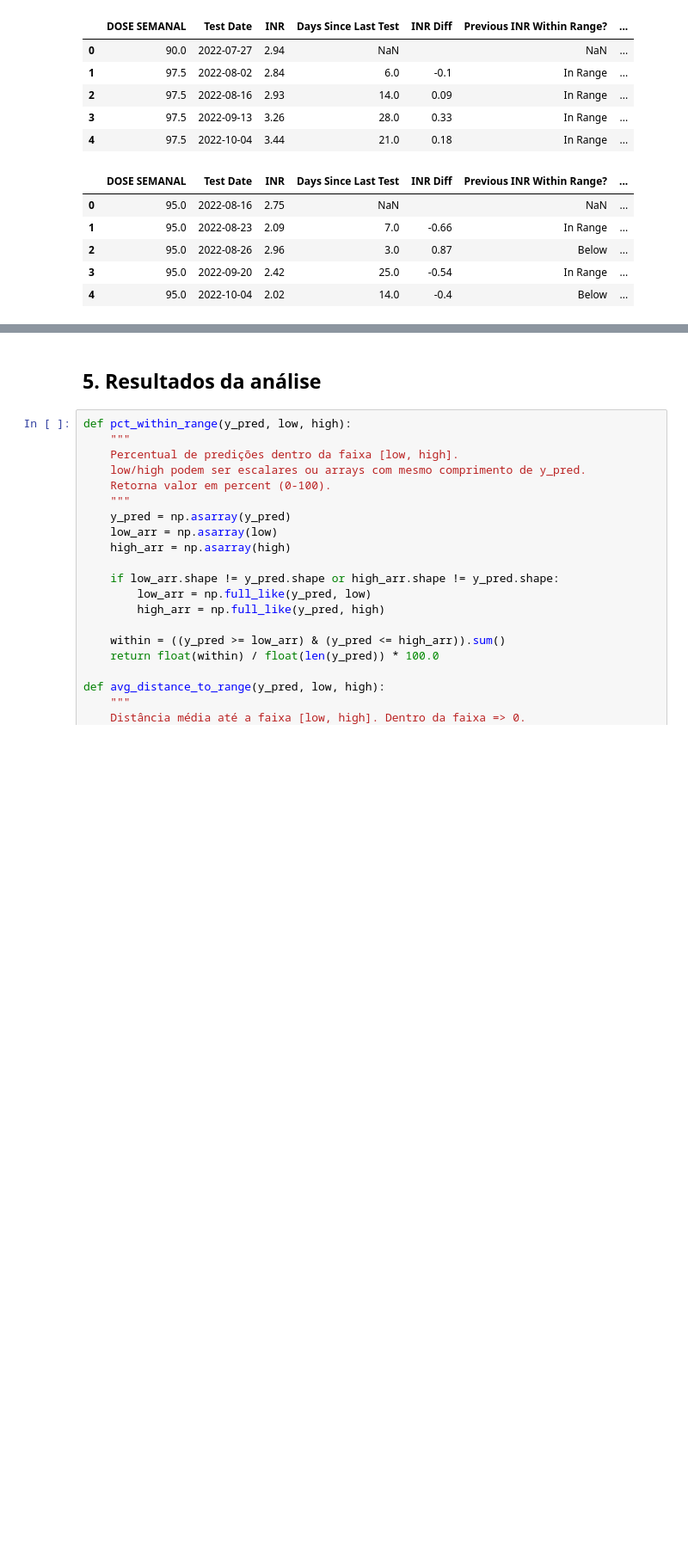
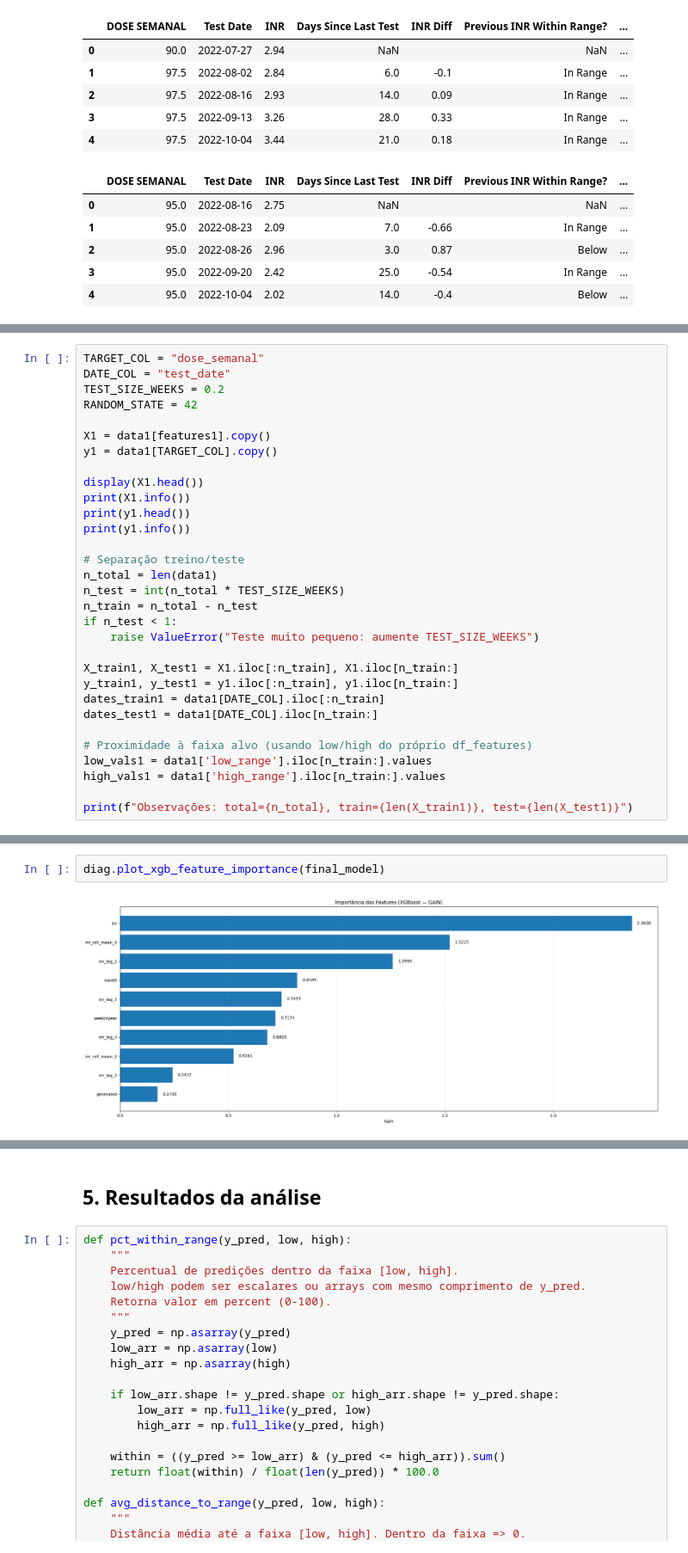
Before and after one commit to PedroMiguelCecato/inr_prediction, a Jupyter notebook: inr_prediction.ipynb, the cells around one changed output, grey strips where cells are left out. Shown at 86% size. Cells and saved outputs as stored; diff of their text form; blank space fills up the shorter version.

```diff
--- a/inr_prediction.ipynb
+++ b/inr_prediction.ipynb
@@ -1136,0 +141,31 @@ plot_rf_feature_importance(model_rf, feature_names=fc1, top_n=15)
+# %%
+TARGET_COL = "dose_semanal"
+DATE_COL = "test_date"
+TEST_SIZE_WEEKS = 0.2
+RANDOM_STATE = 42
+
+X1 = data1[features1].copy()
+y1 = data1[TARGET_COL].copy()
+
+display(X1.head())
+print(X1.info())
+print(y1.head())
+print(y1.info())
+
+# Separação treino/teste
+n_total = len(data1)
+n_test = int(n_total * TEST_SIZE_WEEKS)
+n_train = n_total - n_test
+if n_test < 1:
+    raise ValueError("Teste muito pequeno: aumente TEST_SIZE_WEEKS")
+
+X_train1, X_test1 = X1.iloc[:n_train], X1.iloc[n_train:]
+y_train1, y_test1 = y1.iloc[:n_train], y1.iloc[n_train:]
+dates_train1 = data1[DATE_COL].iloc[:n_train]
+dates_test1 = data1[DATE_COL].iloc[n_train:]
+
+# Proximidade à faixa alvo (usando low/high do próprio df_features)
+low_vals1 = data1['low_range'].iloc[n_train:].values
+high_vals1 = data1['high_range'].iloc[n_train:].values
+
+print(f"Observações: total={n_total}, train={len(X_train1)}, test={len(X_test1)}")
@@ -1136,0 +308,4 @@ plot_rf_feature_importance(model_rf, feature_names=fc1, top_n=15)
+# %%
+diag.plot_xgb_feature_importance(final_model)
+# %% [output]
+[figure, added]
```
Also changed, not shown: parts of 128 cells of this notebook, 17 other files.
